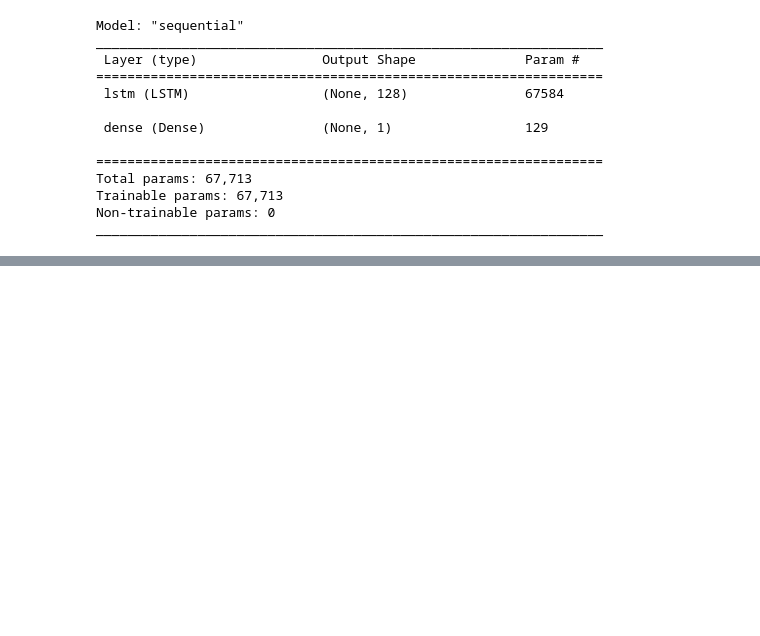
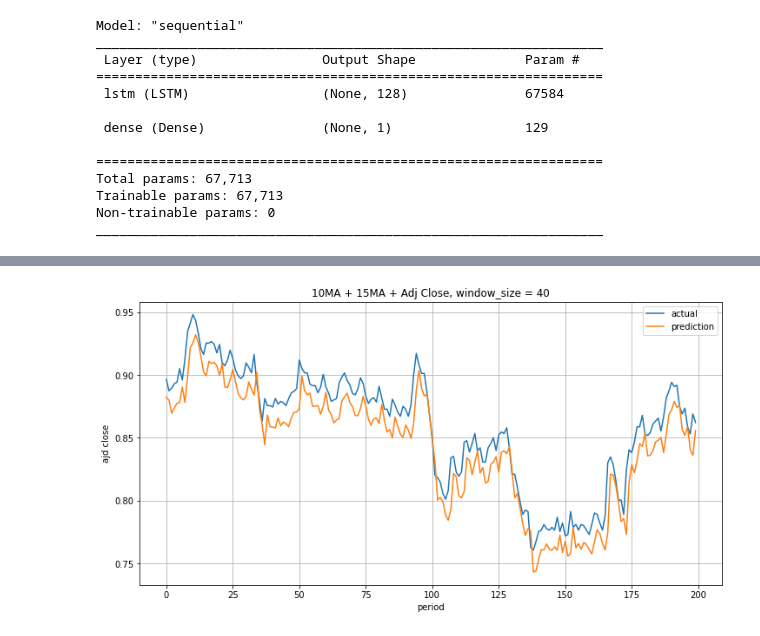
Before and after one commit to usa3234/LSTM_SAMSUNG, a Jupyter notebook: LSTM_SAMSUNG.ipynb, the cells around one changed output, grey strips where cells are left out. Cells and saved outputs as stored; diff of their text form; code cells hidden in the pictures; blank space fills up the shorter version.

```diff
--- a/LSTM_SAMSUNG.ipynb
+++ b/LSTM_SAMSUNG.ipynb
@@ -251,4 +251,4 @@ model.compile(loss='mse', optimizer='adam', metrics=['mae'])
 ## 특정값이 올때까지 조기 종료
 early_stop = EarlyStopping(monitor='val_loss', patience=5)
 
-model.fit(x_train, y_train, validation_data=(x_test, y_test), epochs=100, batch_size=16, callbacks=[early_stop])
+hist = model.fit(x_train, y_train, validation_data=(x_test, y_test), epochs=100, batch_size=16, callbacks=[early_stop])
@@ -254,0 +279,15 @@ model.fit(x_train, y_train, validation_data=(x_test, y_test), epochs=100, batch_
+# %%
+pred = model.predict(x_test)
+
+plt.figure(figsize=(12,6))
+plt.title('10MA + 15MA + Adj Close, window_size = 40')
+plt.ylabel('ajd close')
+plt.xlabel('period')
+plt.plot(y_test, label='actual')
+plt.plot(pred, label='prediction')
+plt.grid()
+plt.legend(loc='best')
+
+plt.show()
+# %% [output]
+[figure, added]
```
Also changed, not shown: parts of 3 cells of this notebook.
